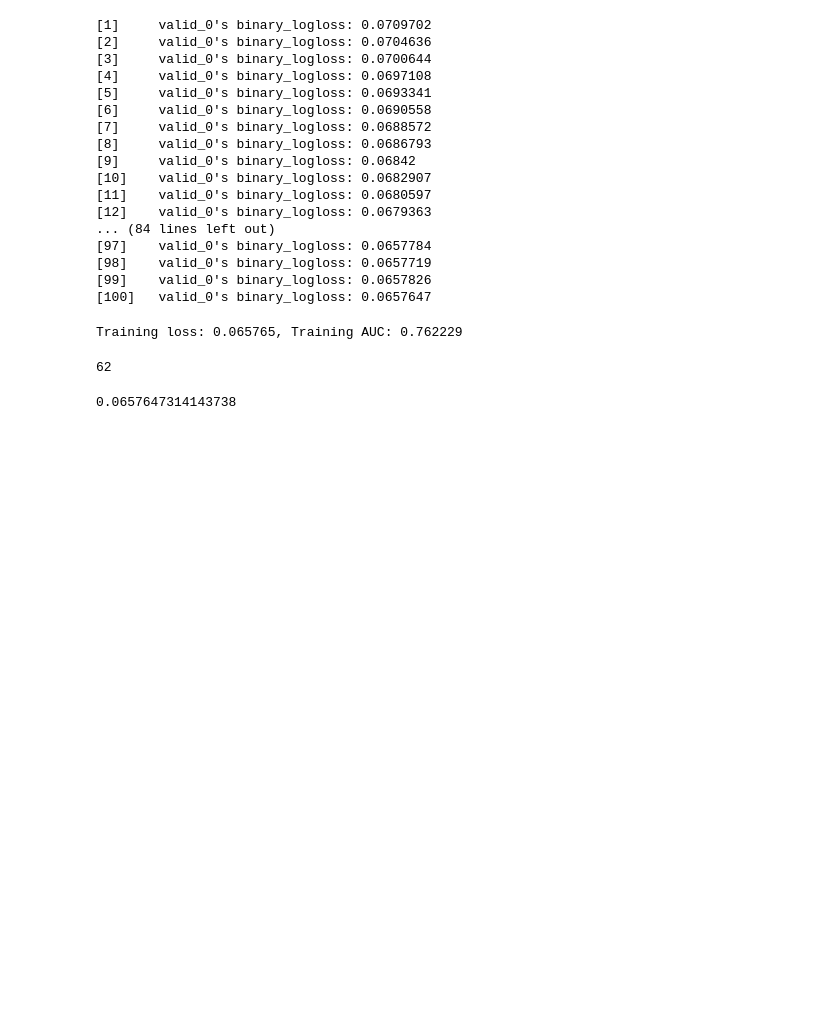
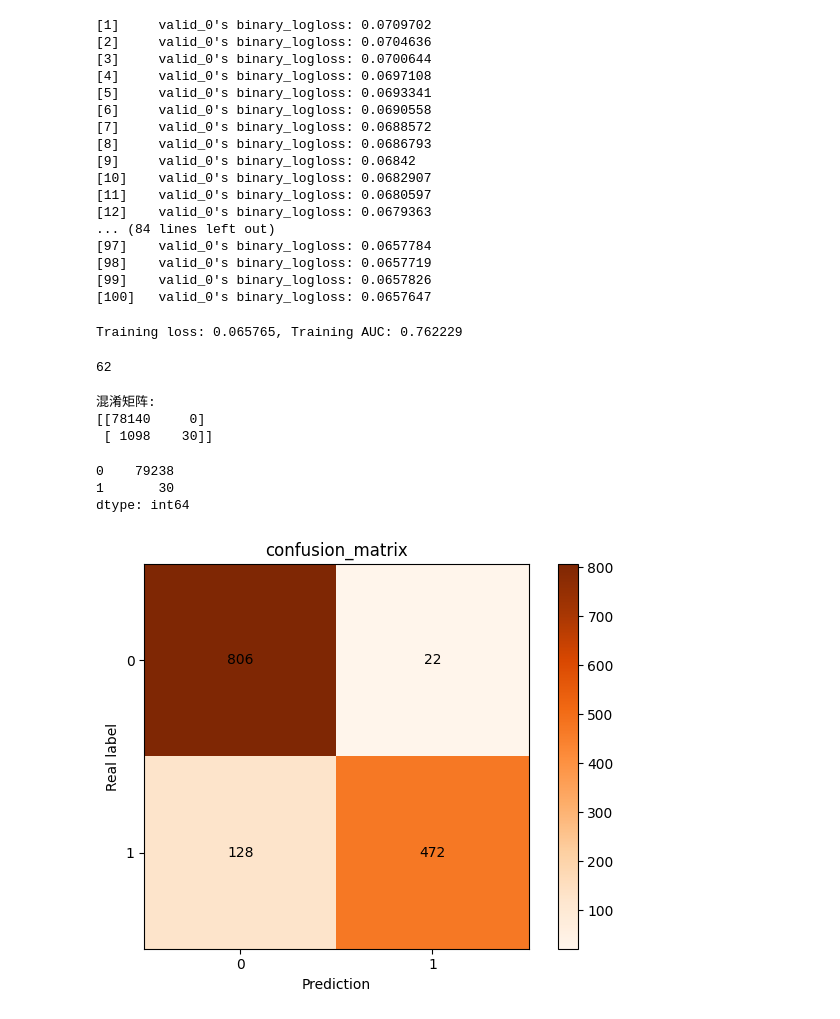
Before and after one commit to IBA6202MA/Search-Advertising-Conversion-Prediction, a Jupyter notebook: model/lgb-model.ipynb, the cells around one changed output. Saved outputs shown, nothing was run; the diff lists cells and outputs as text; code cells hidden in the pictures; blank space fills up the shorter version.

```diff
--- a/model/lgb-model.ipynb
+++ b/model/lgb-model.ipynb
@@ -131,7 +131,3 @@ Training loss: 0.065765, Training AUC: 0.762229
 best_iter
 # %% [output]
 62
-# %%
-lgb_loss
-# %% [output]
-0.0657647314143738
@@ -137,0 +138,41 @@ lgb_loss
+# %%
+from sklearn.metrics import confusion_matrix
+actuals = train[target]
+print("混淆矩阵:")
+print(confusion_matrix(actuals, predictions))
+# %% [output]
+混淆矩阵:
+[[78140     0]
+ [ 1098    30]]
+# %%
+pd.DataFrame(predictions).value_counts()
+# %% [output]
+0    79238
+1       30
+dtype: int64
+# %%
+import matplotlib.pyplot as plt
+import numpy as np
+
+classes = ['0', '1']#标签列表
+confusion_matrix = np.array(([806,22], [128,472]))#二维混淆矩阵
+
+plt.imshow(confusion_matrix, interpolation='nearest', cmap=plt.cm.Oranges)  # 按照像素显示出矩阵
+plt.title('confusion_matrix')
+plt.colorbar()
+tick_marks = np.arange(len(classes))
+plt.xticks(tick_marks, classes, rotation=0)  # 倾斜
+plt.yticks(tick_marks, classes)
+
+thresh = confusion_matrix.max() / 2.
+# iters = [[i,j] for i in range(len(classes)) for j in range((classes))]
+# ij配对，遍历矩阵迭代器
+iters = np.reshape([[[i, j] for j in range(2)] for i in range(2)], (confusion_matrix.size, 2))
+for i, j in iters:
+    plt.text(j, i, format(confusion_matrix[i, j]), va='center', ha='center')  # 显示对应的数字
+
+plt.ylabel('Real label')
+plt.xlabel('Prediction')
+plt.tight_layout()
+# %% [output]
+[figure, added]
```
Also changed, not shown: parts of 4 cells of this notebook.
